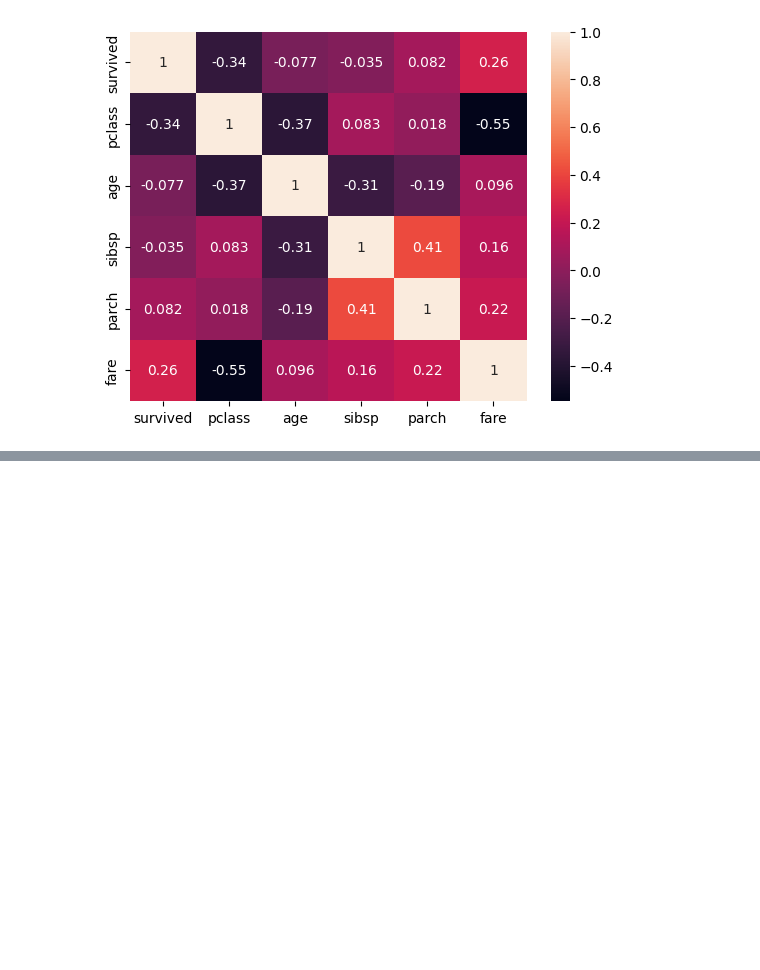
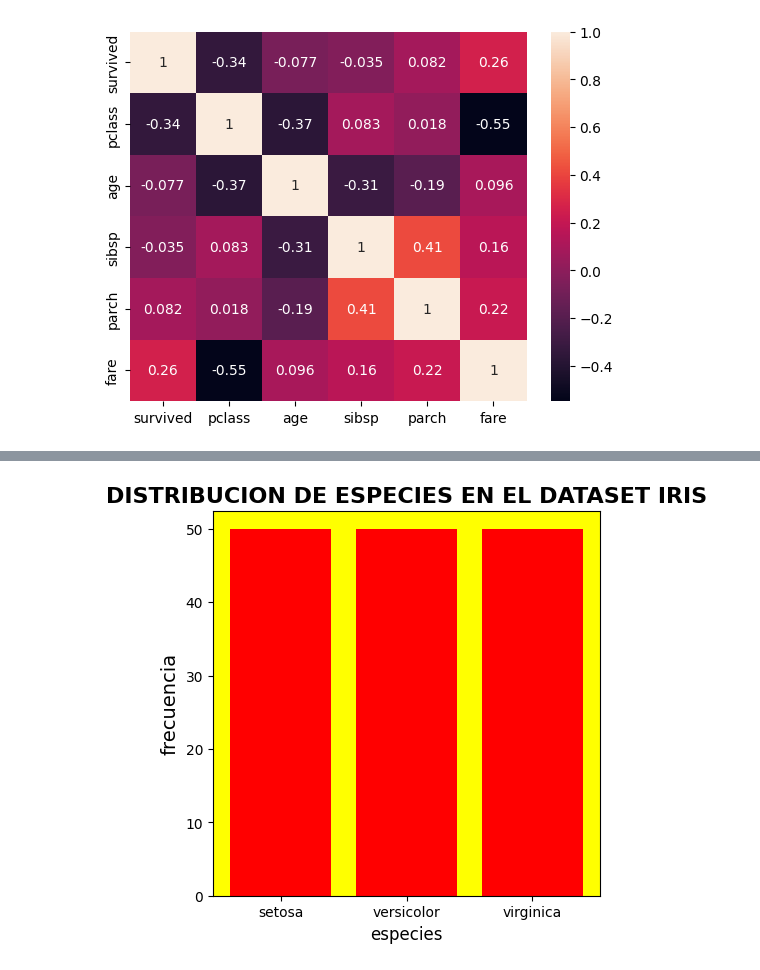
Before and after one commit to LeanGG-10/python, a Jupyter notebook: Medio/sprint2.ipynb, the cells around one changed output, grey strips where cells are left out. Saved outputs shown, nothing was run; the diff lists cells and outputs as text; code cells hidden in the pictures; blank space fills up the shorter version.

```diff
--- a/Medio/sprint2.ipynb
+++ b/Medio/sprint2.ipynb
@@ -27,3 +27,6 @@ sb.heatmap(titanicNumeros.corr(), annot=True)
 plt.show()
 # %% [output]
 [figure]
+# %%
+df = sb.load_dataset('iris')
+df.head()
@@ -29,0 +56,19 @@ plt.show()
+# %%
+#Creamos un gráfico con tamaño específico
+plt.figure(figsize=(5,5))
+
+#Creamos un gráfico de barras
+plt.bar(df['species'].value_counts().index, df['species'].value_counts().values, color='red')
+
+#Personalizamos el gráfico
+plt.title('DISTRIBUCION DE ESPECIES EN EL DATASET IRIS', fontsize=16, fontweight='bold')
+plt.xlabel('especies', fontsize=12)
+plt.ylabel('frecuencia', fontsize=14)
+plt.gca().set_facecolor('#ffff00')
+plt.gca().set
+
+
+
+plt.show()
+# %% [output]
+[figure, added]
```
Also changed, not shown: parts of 7 cells of this notebook.
